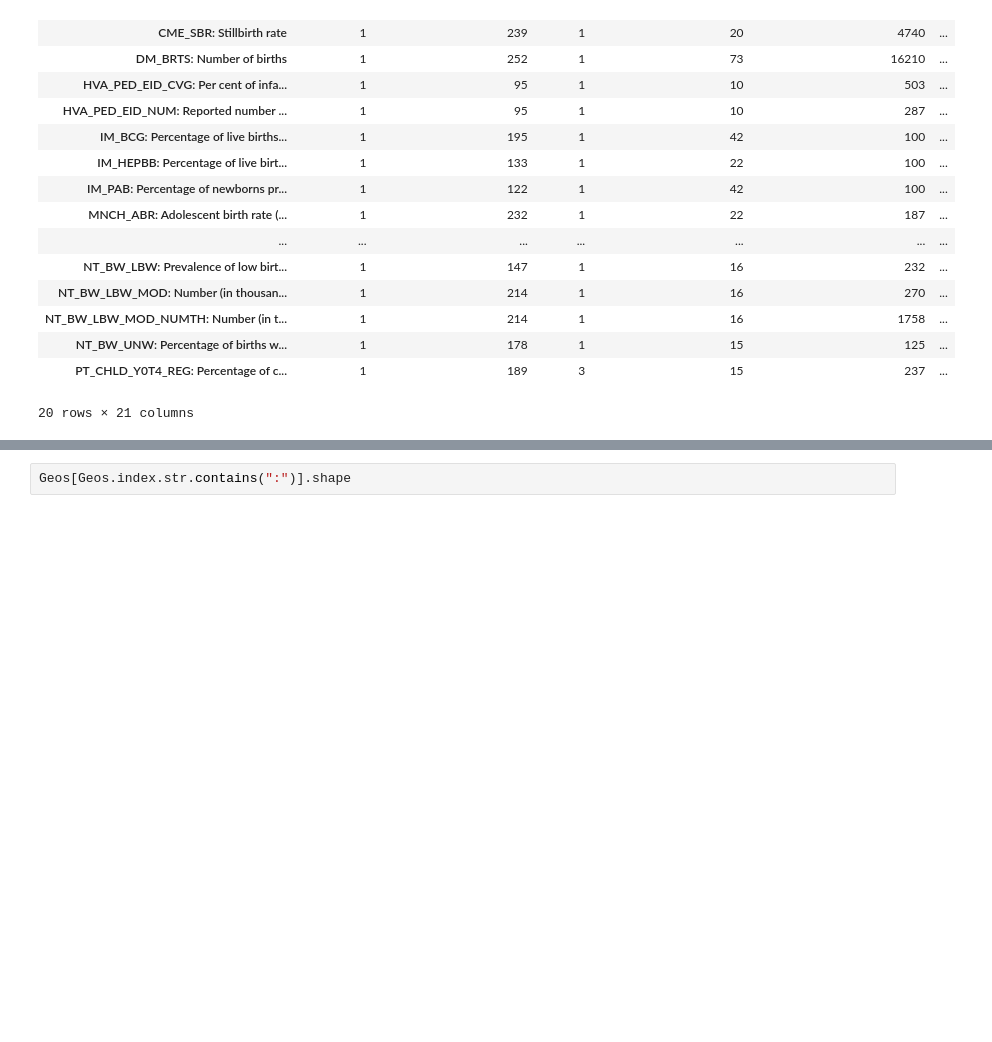
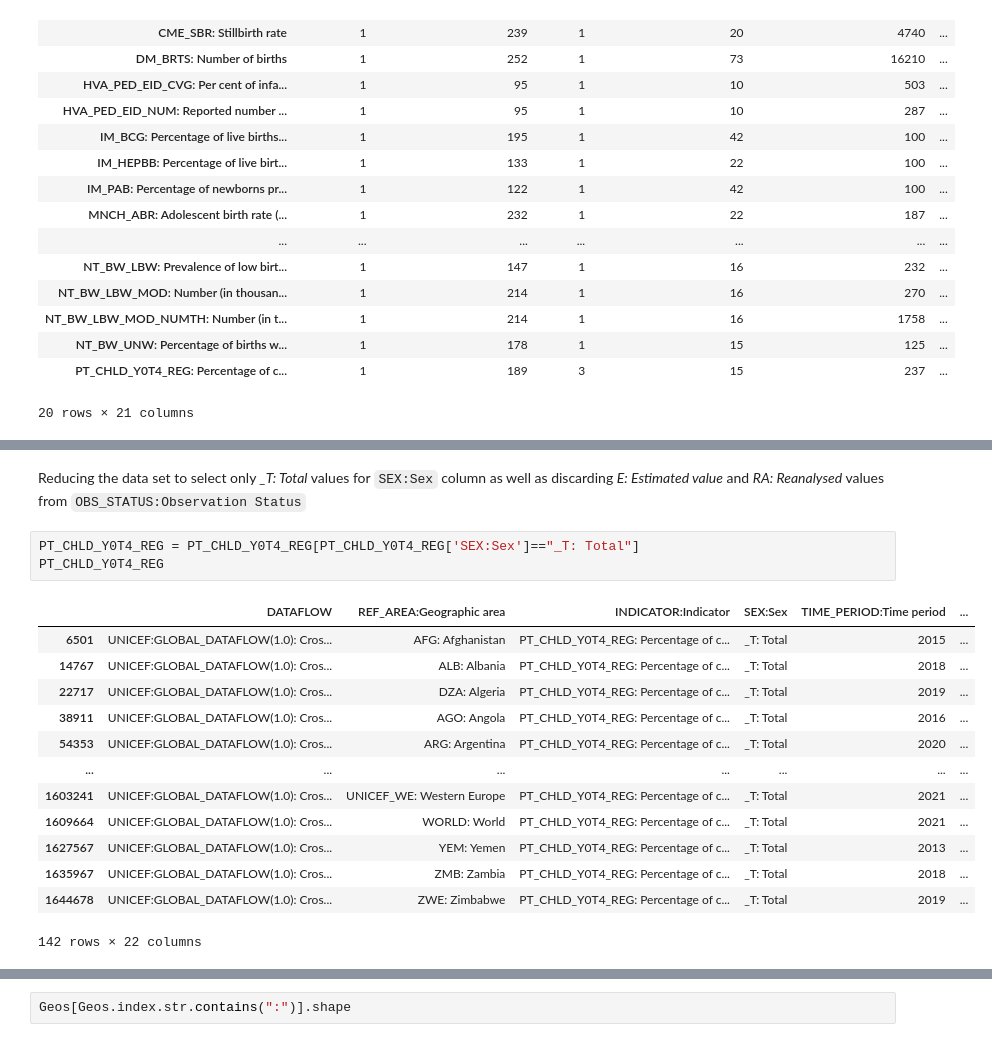
Before and after one commit to BorisMoric/UCDPA_BorisMoric, a Jupyter notebook: DataSets/Project_2.ipynb, the cells around one changed output, grey strips where cells are left out. Saved outputs shown, nothing was run; the diff lists cells and outputs as text; blank space fills up the shorter version.

```diff
--- a/DataSets/Project_2.ipynb
+++ b/DataSets/Project_2.ipynb
@@ -413,0 +330,19 @@ There are 189 geographic areas with information on childbirth percentage. Let's
+# %% [markdown]
+Reducing the data set to select only *_T: Total* values for `SEX:Sex` column as well as discarding *E: Estimated value* and *RA: Reanalysed* values from `OBS_STATUS:Observation Status`
+# %%
+PT_CHLD_Y0T4_REG = PT_CHLD_Y0T4_REG[PT_CHLD_Y0T4_REG['SEX:Sex']=="_T: Total"]
+PT_CHLD_Y0T4_REG
+# %% [output]
+|  | DATAFLOW | REF_AREA:Geographic area | INDICATOR:Indicator | SEX:Sex | TIME_PERIOD:Time period | ... |
+| 6501 | UNICEF:GLOBAL_DATAFLOW(1.0): Cros... | AFG: Afghanistan | PT_CHLD_Y0T4_REG: Percentage of c... | _T: Total | 2015 | ... |
+| 14767 | UNICEF:GLOBAL_DATAFLOW(1.0): Cros... | ALB: Albania | PT_CHLD_Y0T4_REG: Percentage of c... | _T: Total | 2018 | ... |
+| 22717 | UNICEF:GLOBAL_DATAFLOW(1.0): Cros... | DZA: Algeria | PT_CHLD_Y0T4_REG: Percentage of c... | _T: Total | 2019 | ... |
+| 38911 | UNICEF:GLOBAL_DATAFLOW(1.0): Cros... | AGO: Angola | PT_CHLD_Y0T4_REG: Percentage of c... | _T: Total | 2016 | ... |
+| 54353 | UNICEF:GLOBAL_DATAFLOW(1.0): Cros... | ARG: Argentina | PT_CHLD_Y0T4_REG: Percentage of c... | _T: Total | 2020 | ... |
+| ... | ... | ... | ... | ... | ... | ... |
+| 1603241 | UNICEF:GLOBAL_DATAFLOW(1.0): Cros... | UNICEF_WE: Western Europe | PT_CHLD_Y0T4_REG: Percentage of c... | _T: Total | 2021 | ... |
+| 1609664 | UNICEF:GLOBAL_DATAFLOW(1.0): Cros... | WORLD: World | PT_CHLD_Y0T4_REG: Percentage of c... | _T: Total | 2021 | ... |
+| 1627567 | UNICEF:GLOBAL_DATAFLOW(1.0): Cros... | YEM: Yemen | PT_CHLD_Y0T4_REG: Percentage of c... | _T: Total | 2013 | ... |
+| 1635967 | UNICEF:GLOBAL_DATAFLOW(1.0): Cros... | ZMB: Zambia | PT_CHLD_Y0T4_REG: Percentage of c... | _T: Total | 2018 | ... |
+| 1644678 | UNICEF:GLOBAL_DATAFLOW(1.0): Cros... | ZWE: Zimbabwe | PT_CHLD_Y0T4_REG: Percentage of c... | _T: Total | 2019 | ... |
+142 rows × 22 columns
```
Also changed, not shown: parts of 47 cells of this notebook, 1 other file.
